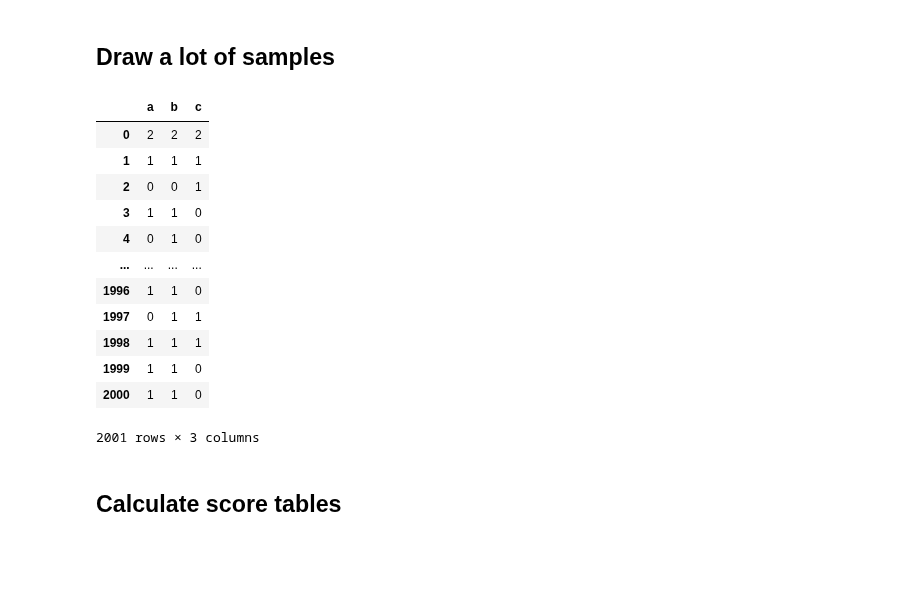
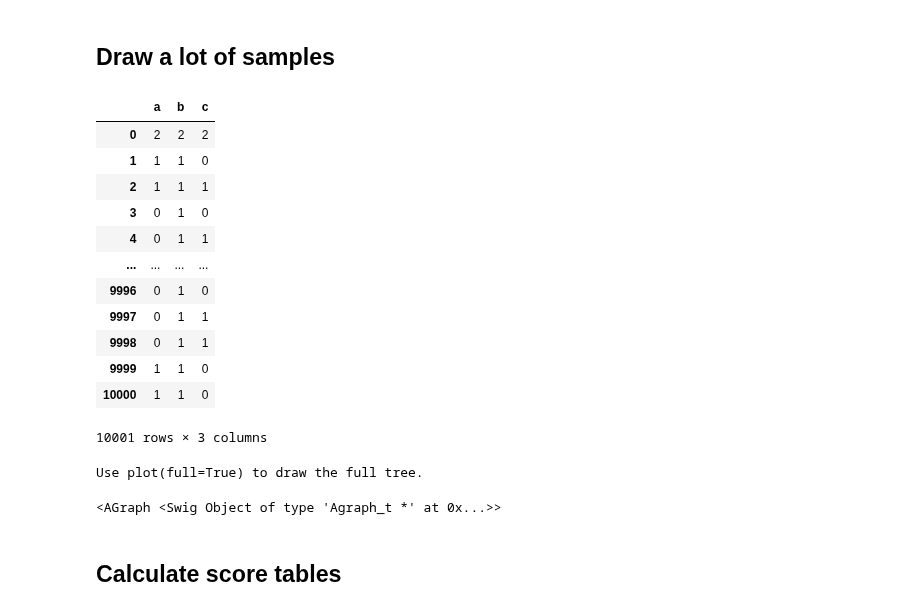
Before and after one commit to felixleopoldo/cstrees, a Jupyter notebook: docs/source/learn_demo.ipynb, the cells around one changed output. Cells and saved outputs as stored; diff of their text form; code cells hidden in the pictures; blank space fills up the shorter version.

```diff
--- a/docs/source/learn_demo.ipynb
+++ b/docs/source/learn_demo.ipynb
@@ -40,22 +43,27 @@ context:  None
 # %% [markdown]
 ## Draw a lot of samples
 # %%
-df = tree.sample(2000)
+df = tree.sample(10000)
 df
 # %% [output]
 |  | a | b | c |
 | 0 | 2 | 2 | 2 |
-| 1 | 1 | 1 | 1 |
-| 2 | 0 | 0 | 1 |
-| 3 | 1 | 1 | 0 |
-| 4 | 0 | 1 | 0 |
+| 1 | 1 | 1 | 0 |
+| 2 | 1 | 1 | 1 |
+| 3 | 0 | 1 | 0 |
+| 4 | 0 | 1 | 1 |
 | ... | ... | ... | ... |
-| 1996 | 1 | 1 | 0 |
-| 1997 | 0 | 1 | 1 |
-| 1998 | 1 | 1 | 1 |
-| 1999 | 1 | 1 | 0 |
-| 2000 | 1 | 1 | 0 |
+| 9996 | 0 | 1 | 0 |
+| 9997 | 0 | 1 | 1 |
+| 9998 | 0 | 1 | 1 |
+| 9999 | 1 | 1 | 0 |
+| 10000 | 1 | 1 | 0 |
-2001 rows × 3 columns
+10001 rows × 3 columns
+# %%
+tree.plot()
+# %% [output]
+Use plot(full=True) to draw the full tree.
+<AGraph <Swig Object of type 'Agraph_t *' at 0x...>>
 # %% [markdown]
 ## Calculate score tables
 # %%
```
Also changed, not shown: parts of 8 cells of this notebook, 6 other files.
